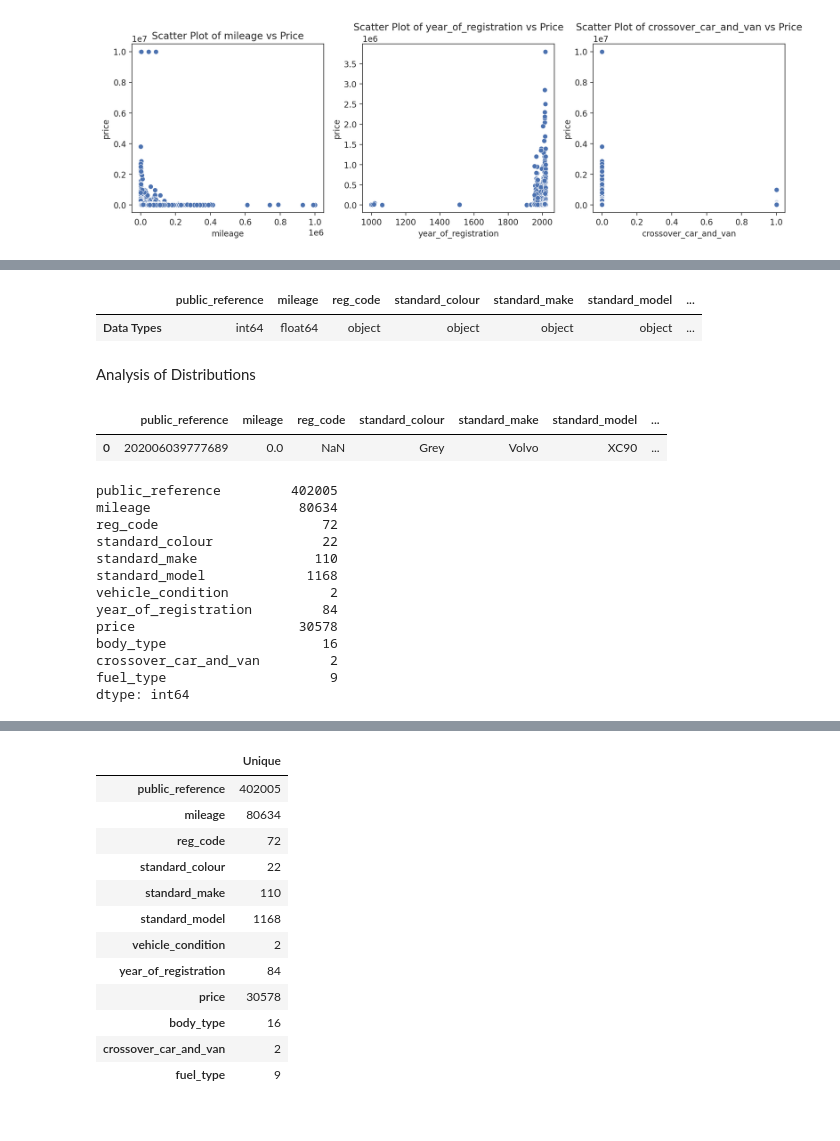
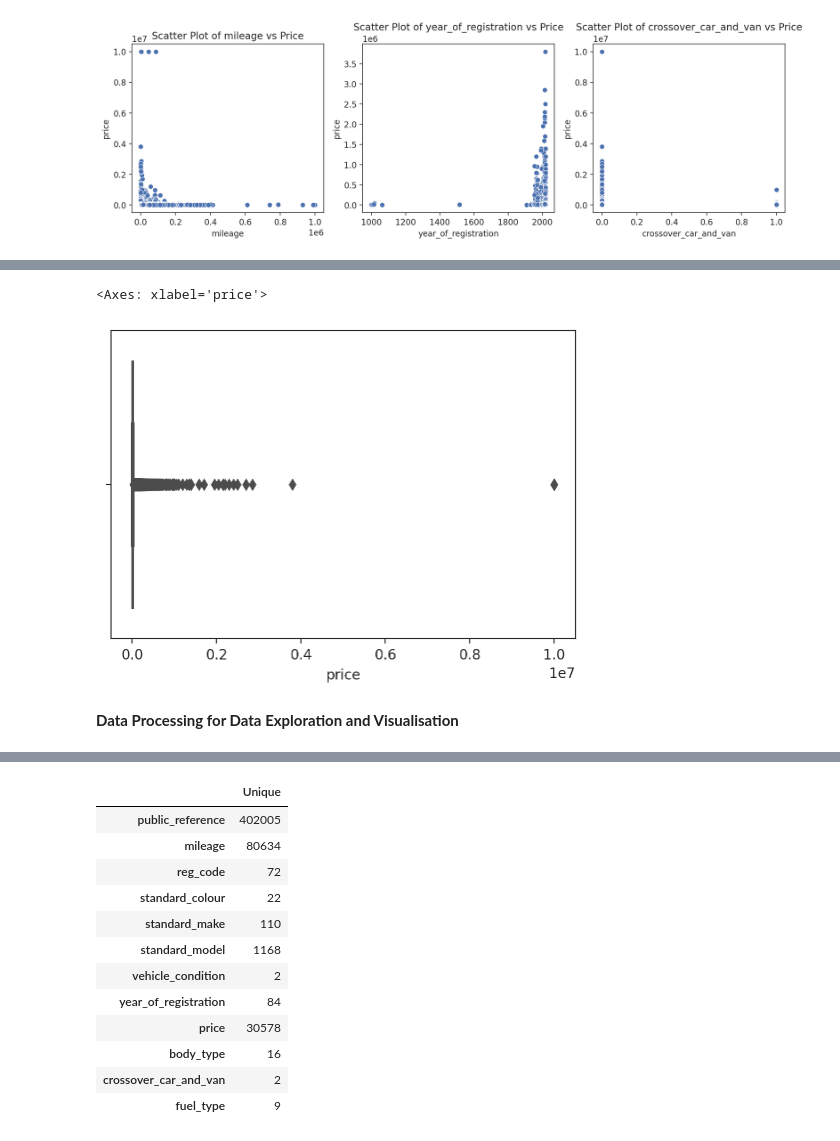
Before and after one commit to kessingtonosazee/GCP_Project_1, a Jupyter notebook: assessment_rrr.ipynb, the cells around one changed output, grey strips where cells are left out. Cells and saved outputs as stored; diff of their text form; code cells hidden in the pictures.

```diff
--- a/assessment_rrr.ipynb
+++ b/assessment_rrr.ipynb
@@ -222,5 +197,0 @@ AttributeError: 'numpy.ndarray' object has no attribute 'boxplot'
-# %%
-import pandas as pd
-df1 = df_aut
-
-print(df1.dtypes)
@@ -241,53 +198,14 @@ dtype: object
-# %%
-# display in a better way:
-
-#  DataFrame
-data_types = pd.DataFrame({
-    'Column Names': df1.columns,
-    'Data Types': df1.dtypes.astype(str)
-})
-
-# Transpose the DataFrame to have two rows
-data_types_df_transposed = data_types.T
-
-
-# Drop row 0
-data_types_df_transposed = data_types_df_transposed.drop("Column Names")
-
-# Set the first row as the header
-# data_types_df_transposed.columns = data_types_df_transposed.iloc[0]
-
-# Set display option for maximum column width
-pd.set_option('display.max_colwidth', 20)  # Set the maximum width of each column
-
-# Print the transposed DataFrame
-data_types_df_transposed
-# %% [output]
-|  | public_reference | mileage | reg_code | standard_colour | standard_make | standard_model | ... |
-| Data Types | int64 | float64 | object | object | object | object | ... |
-# %% [markdown]
-Analysis of Distributions
-# %%
-# assign data frame to an object
-df1 = df_aut
-df1.head(1)
-# %% [output]
-|  | public_reference | mileage | reg_code | standard_colour | standard_make | standard_model | ... |
-| 0 | 202006039777689 | 0.0 | NaN | Grey | Volvo | XC90 | ... |
-# %%
-# Get number of unique values for the data set
-df1.nunique()
-# %% [output]
-public_reference         402005
-mileage                   80634
-reg_code                     72
-standard_colour              22
-standard_make               110
-standard_model             1168
-vehicle_condition             2
-year_of_registration         84
-price                     30578
-body_type                    16
-crossover_car_and_van         2
-fuel_type                     9
-dtype: int64
+# %%
+# Plot box plot plot
+
+# categorical_feat = ['standard_colour', 'crossover_car_and_van','fuel_type']
+
+# create boxplots for each categorical label
+# sns.boxplot(data=df1, x='fuel_type', y='price');
+sns.boxplot(x=df1['price'])
+# %% [output]
+<Axes: xlabel='price'>
+[figure, added]
+# %% [markdown]
+**Data Processing for Data Exploration
+and Visualisation**
```
Also changed, not shown: parts of 34 cells of this notebook.
